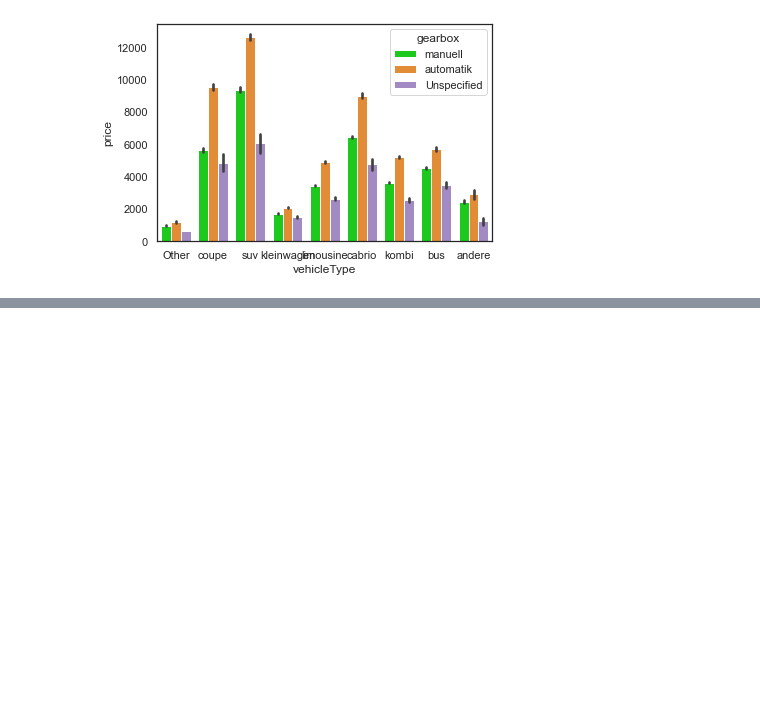
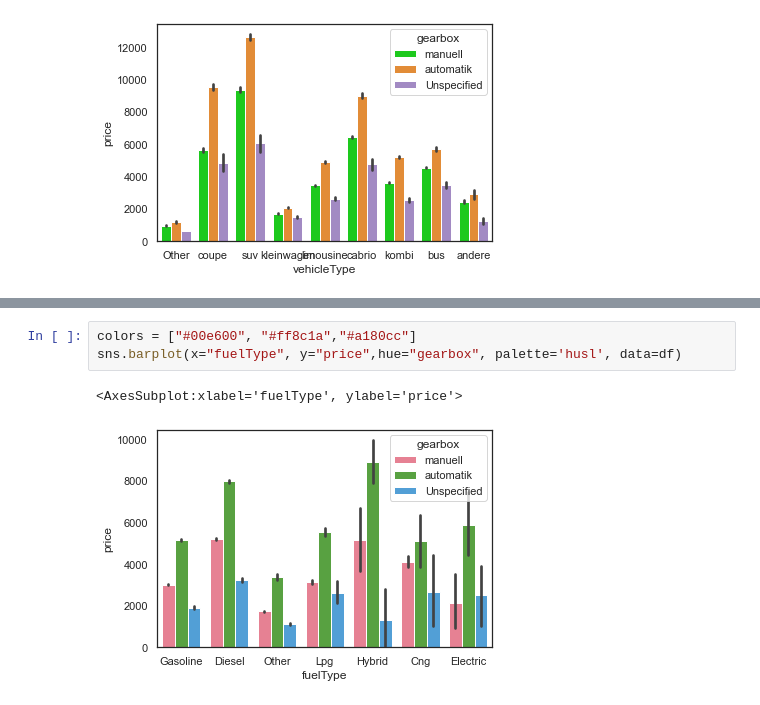
Before and after one commit to lunarti/kernels-datascience, a Jupyter notebook: exploration-analytics/projeto2.ipynb, the cells around one changed output, grey strips where cells are left out. Cells and saved outputs as stored; diff of their text form; blank space fills up the shorter version.

```diff
--- a/exploration-analytics/projeto2.ipynb
+++ b/exploration-analytics/projeto2.ipynb
@@ -58,0 +71,6 @@ sns.barplot(x="vehicleType", y="price",hue="gearbox", palette=colors, data=df)
+# %%
+colors = ["#00e600", "#ff8c1a","#a180cc"]
+sns.barplot(x="fuelType", y="price",hue="gearbox", palette='husl', data=df)
+# %% [output]
+<AxesSubplot:xlabel='fuelType', ylabel='price'>
+[figure, added]
```
Also changed, not shown: parts of 10 cells of this notebook.
